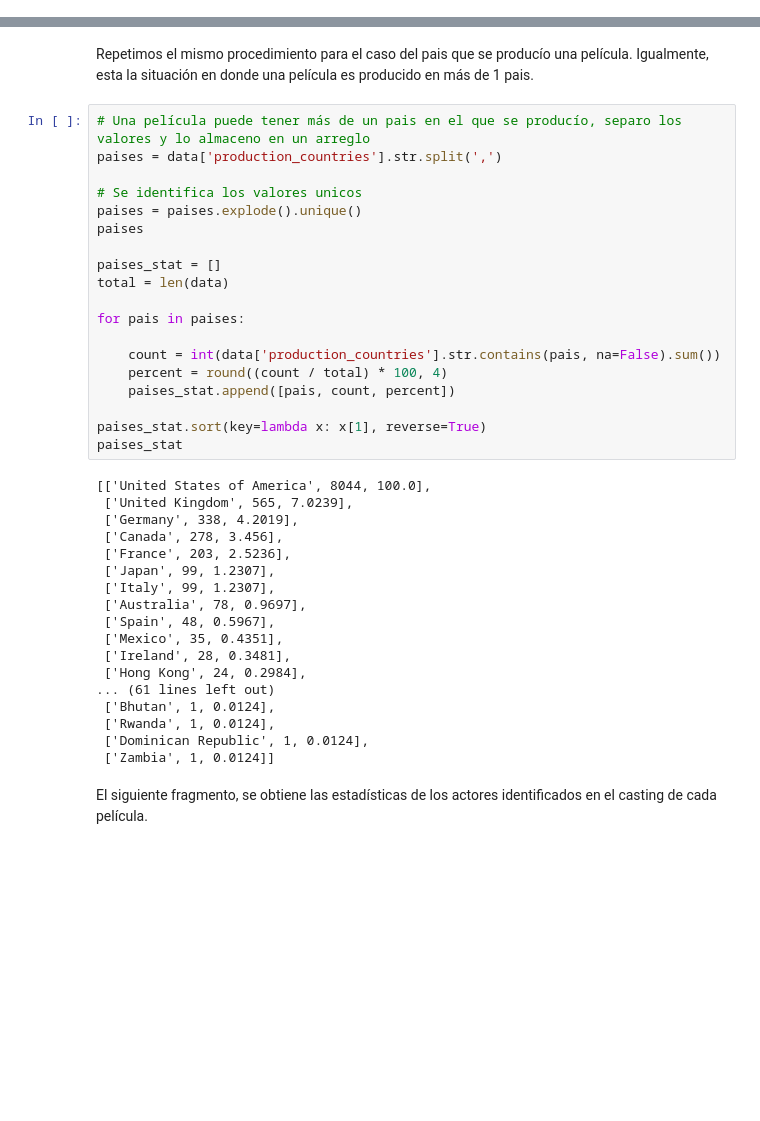
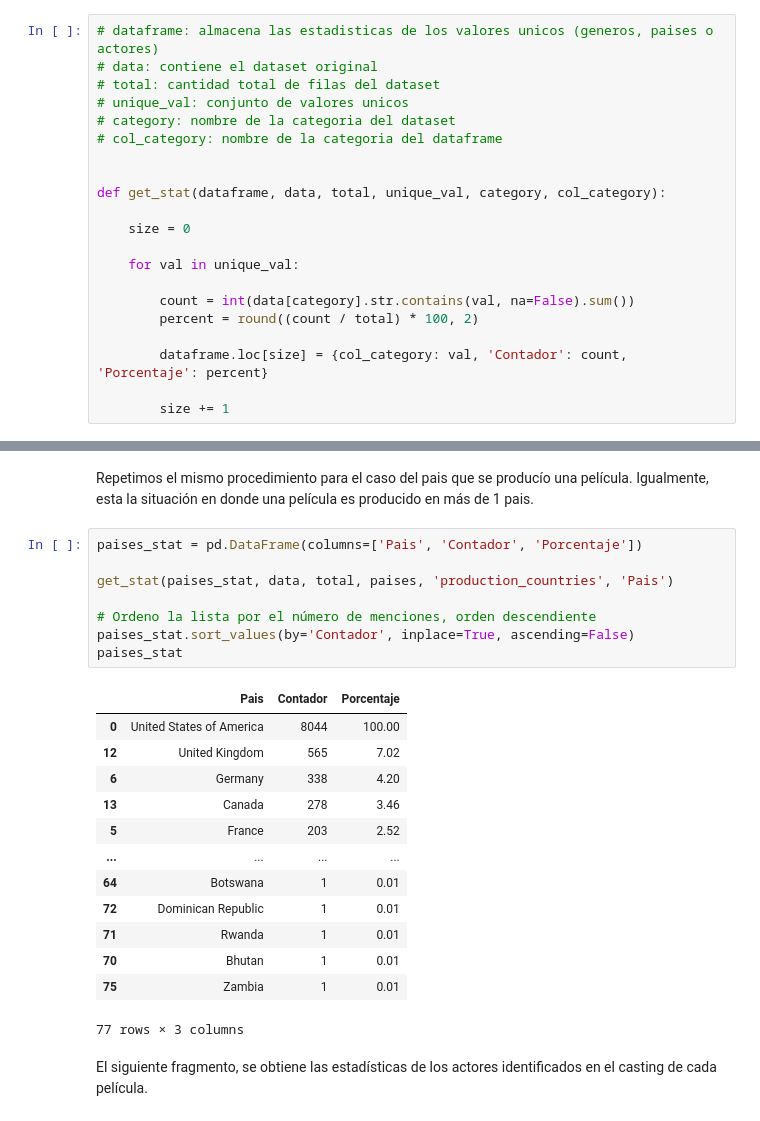
Before and after one commit to vicho-bece/Python-Data-Analytics, a Jupyter notebook: Movie_rating/movie_rate.ipynb, the cells around one changed output, grey strips where cells are left out. Cells and saved outputs as stored; diff of their text form; blank space fills up the shorter version.

```diff
--- a/Movie_rating/movie_rate.ipynb
+++ b/Movie_rating/movie_rate.ipynb
@@ -115,3 +127,24 @@ array(['Crime', 'Comedy', 'Action', 'Thriller', 'Adventure',
+# %%
+# dataframe: almacena las estadisticas de los valores unicos (generos, paises o actores)
+# data: contiene el dataset original
+# total: cantidad total de filas del dataset
+# unique_val: conjunto de valores unicos
+# category: nombre de la categoria del dataset
+# col_category: nombre de la categoria del dataframe
+
+
+def get_stat(dataframe, data, total, unique_val, category, col_category):
+
+    size = 0
+
+    for val in unique_val:
+
+        count = int(data[category].str.contains(val, na=False).sum())
+        percent = round((count / total) * 100, 2)
+
+        dataframe.loc[size] = {col_category: val, 'Contador': count, 'Porcentaje': percent}
+
+        size += 1
 # %%
 genre_stat = pd.DataFrame(columns=['Generos', 'Contador', 'Porcentaje'])
 
@@ -157,42 +186,27 @@ plt.show()
 # %% [markdown]
 Repetimos el mismo procedimiento para el caso del pais que se producío una película. Igualmente, esta la situación en donde una película es producido en más de 1 pais.
 # %%
-# Una película puede tener más de un pais en el que se producío, separo los valores y lo almaceno en un arreglo
-paises = data['production_countries'].str.split(',')
+paises_stat = pd.DataFrame(columns=['Pais', 'Contador', 'Porcentaje'])
 
-# Se identifica los valores unicos
-paises = paises.explode().unique()
-paises
+get_stat(paises_stat, data, total, paises, 'production_countries', 'Pais')
 
-paises_stat = []
-total = len(data)
-
-for pais in paises:
-
-    count = int(data['production_countries'].str.contains(pais, na=False).sum())
-    percent = round((count / total) * 100, 4)
-    paises_stat.append([pais, count, percent])
-
-paises_stat.sort(key=lambda x: x[1], reverse=True)
+# Ordeno la lista por el número de menciones, orden descendiente
+paises_stat.sort_values(by='Contador', inplace=True, ascending=False)
 paises_stat
 # %% [output]
+|  | Pais | Contador | Porcentaje |
+| 0 | United States of America | 8044 | 100.00 |
+| 12 | United Kingdom | 565 | 7.02 |
+| 6 | Germany | 338 | 4.20 |
+| 13 | Canada | 278 | 3.46 |
+| 5 | France | 203 | 2.52 |
+| ... | ... | ... | ... |
+| 64 | Botswana | 1 | 0.01 |
+| 72 | Dominican Republic | 1 | 0.01 |
+| 71 | Rwanda | 1 | 0.01 |
+| 70 | Bhutan | 1 | 0.01 |
+| 75 | Zambia | 1 | 0.01 |
-[['United States of America', 8044, 100.0],
- ['United Kingdom', 565, 7.0239],
- ['Germany', 338, 4.2019],
- ['Canada', 278, 3.456],
- ['France', 203, 2.5236],
- ['Japan', 99, 1.2307],
- ['Italy', 99, 1.2307],
- ['Australia', 78, 0.9697],
- ['Spain', 48, 0.5967],
- ['Mexico', 35, 0.4351],
- ['Ireland', 28, 0.3481],
- ['Hong Kong', 24, 0.2984],
-... (61 lines left out)
- ['Bhutan', 1, 0.0124],
- ['Rwanda', 1, 0.0124],
- ['Dominican Republic', 1, 0.0124],
- ['Zambia', 1, 0.0124]]
+77 rows × 3 columns
 # %% [markdown]
 El siguiente fragmento, se obtiene las estadísticas de los actores identificados en el casting de cada película.
 # %%
```
Also changed, not shown: parts of 15 cells of this notebook.
